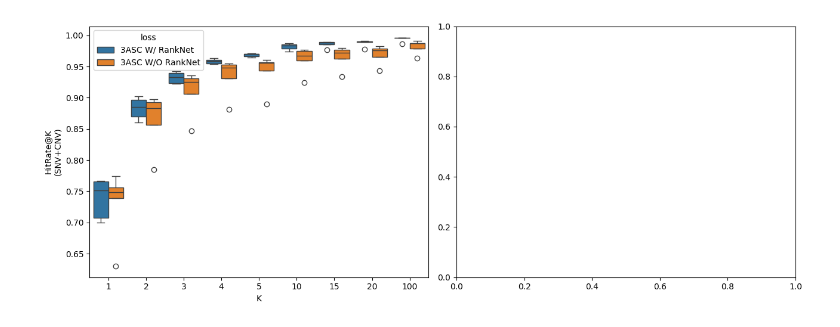
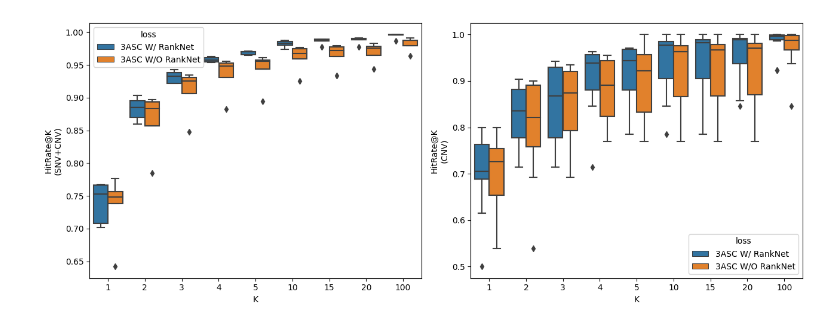
Before and after one commit to 4pygmalion/ASC3, a Jupyter notebook: results/revision/3_ablation_test_table2.ipynb, the cells around one changed output. Saved outputs shown, nothing was run; the diff lists cells and outputs as text; code cells hidden in the pictures.

Commit message:
Ablation test for all k

```diff
--- a/results/revision/3_ablation_test_table2.ipynb
+++ b/results/revision/3_ablation_test_table2.ipynb
@@ -48,0 +63,35 @@ data.head()
+# %%
+from core.data_model import PatientDataSet
+for method, method_result in zip(method_names, [result_w_ranknet, result_wo_ranknet]):
+    all_fold_test_ids = method_result["test_ids"]
+    for fold in range(0, 5):
+        test_ids = all_fold_test_ids[fold]
+        test_patient_dataset:PatientDataSet = patient_dataset[test_ids]
+
+        bag_labels = list()
+        instance_probs = list()
+        instance_labels = list()
+        instance_y_trues_at_fold = method_result["fold_instance_y_trues"][fold]
+        instance_y_probs_at_fold = method_result["fold_instance_y_probs"][fold]
+        for patient, instance_y_true, instance_y_probs  in zip(test_patient_dataset, instance_y_trues_at_fold, instance_y_probs_at_fold):
+            if (patient.bag_label) == False \
+                or (not patient.cnv_data.causal_variant) \
+                or (not patient.snv_data.causal_variant != [("-", "-")]):
+                    continue
+
+            bag_labels.append(patient.bag_label)
+            instance_labels.append(instance_y_true)
+            instance_probs.append(instance_y_probs)
+
+        for k in [1, 2, 3, 4, 5, 10, 15, 20, 100]:
+            snv_cnv_hit = Metric.topk_recall(
+                bag_labels=bag_labels,
+                instance_labels=instance_labels,
+                instance_probs=instance_probs,
+                k=k,
+                is_any=True
+            )
+            rows.append([method, fold, k, snv_cnv_hit])
+
+cnv_data = pd.DataFrame(rows, columns=["loss", "fold", "K", "HitRate@K\n(CNV)"])
+cnv_data.head()
@@ -49,18 +105,25 @@ data.head()
 # %%
 import seaborn as sns
 from matplotlib import pyplot as plt
 
 
 fig, axes = plt.subplots(1, 2, figsize=(13, 5))
 sns.boxplot(
-    data=data,
+    data=snv_data,
     x="K",
     y="HitRate@K\n(SNV+CNV)",
     hue="loss",
     ax=axes[0]
 )
+sns.boxplot(
+    data=cnv_data,
+    x="K",
+    y="HitRate@K\n(CNV)",
+    hue="loss",
+    ax=axes[1]
+)
 
 plt.tight_layout()
 plt.show()
 # %% [output]
-[figure, old version]
+[figure, new version]
```
Also changed, not shown: parts of 7 cells of this notebook.
